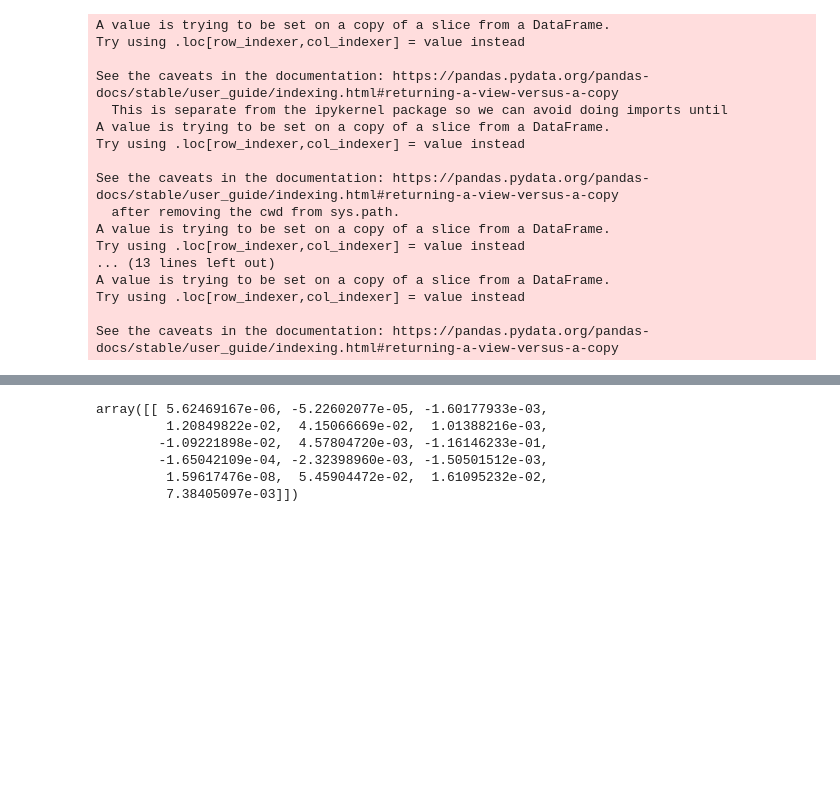
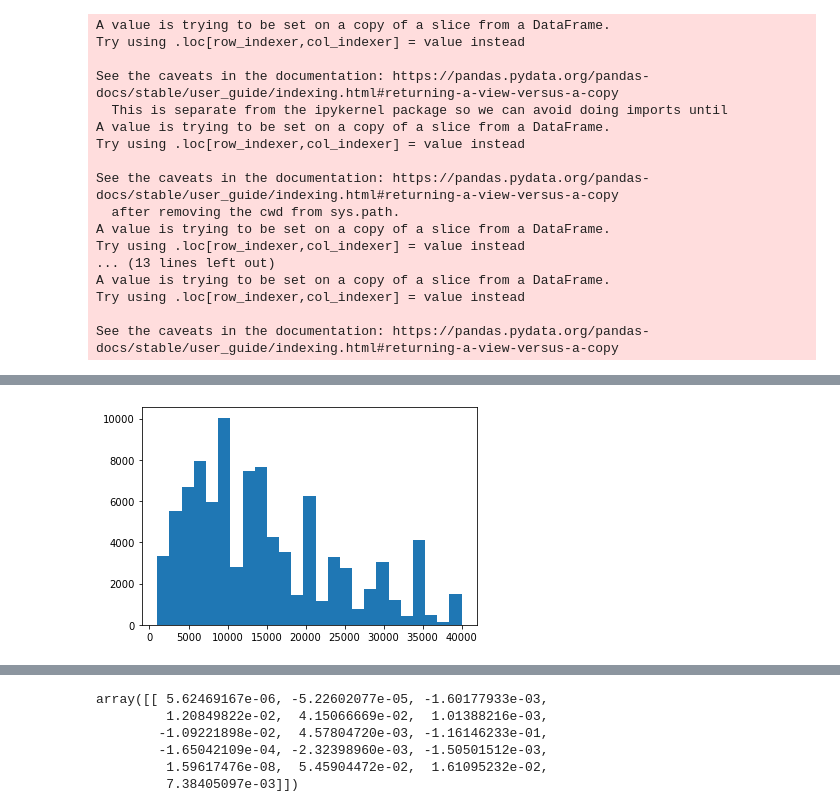
Before and after one commit to MarlonFacey/LoanDataLogReg, a Jupyter notebook: Loan Data EDA.ipynb, the cells around one changed output, grey strips where cells are left out. Drawn from its saved outputs; the diff is of its cells as text; code cells hidden in the pictures; blank space fills up the shorter version.

```diff
--- a/Loan Data EDA.ipynb
+++ b/Loan Data EDA.ipynb
@@ -71,0 +97,5 @@ See the caveats in the documentation: https://pandas.pydata.org/pandas-docs/stab
+# %%
+plt.hist(df['loan_amnt'], bins=25)
+plt.show()
+# %% [output]
+[figure, added]
```
Also changed, not shown: parts of 13 cells of this notebook.
